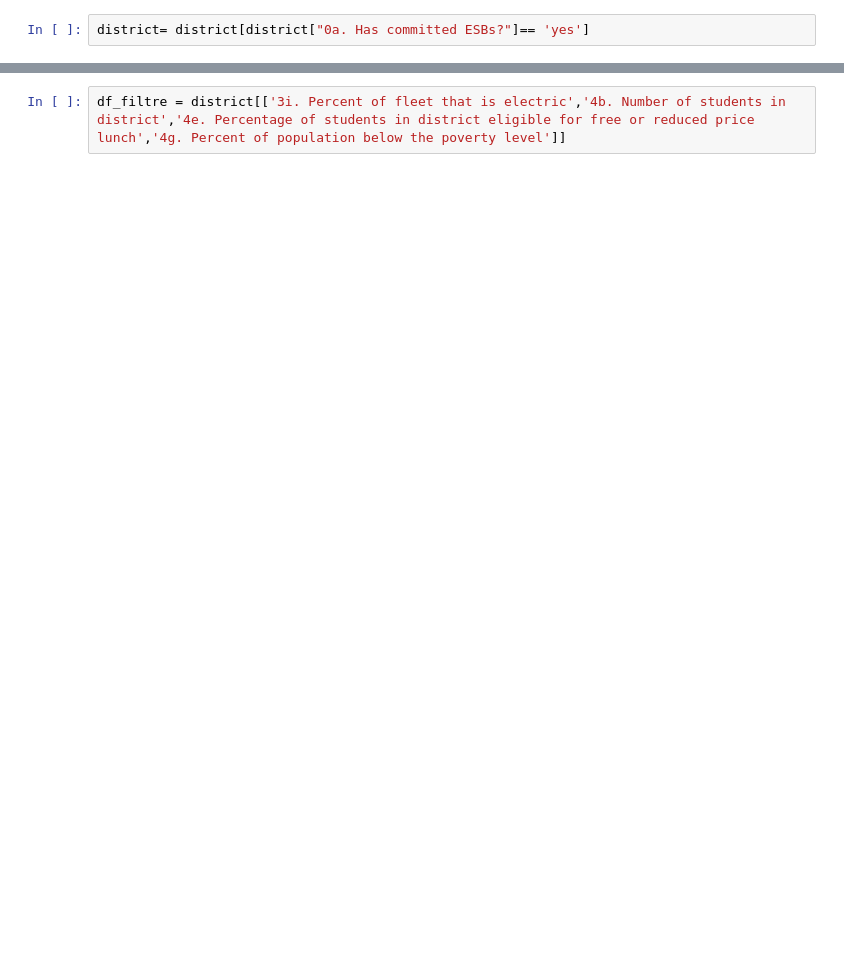
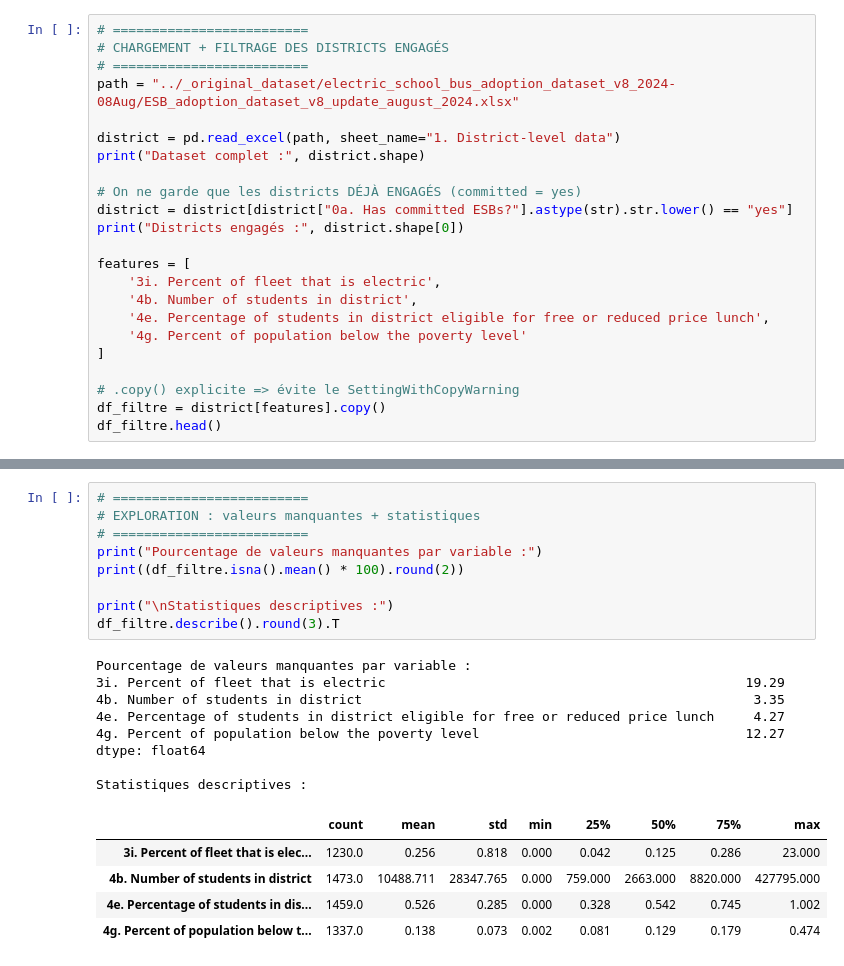
Before and after one commit to Gabriel-orcun/Machine-learning-2, a Jupyter notebook: TP2/k-means.ipynb, the cells around one changed output, grey strips where cells are left out. Saved outputs shown, nothing was run; the diff lists cells and outputs as text; blank space fills up the shorter version.

```diff
--- a/TP2/k-means.ipynb
+++ b/TP2/k-means.ipynb
@@ -9,2 +38,23 @@ district = pd.read_excel(path,sheet_name=1)
 # %%
-district= district[district["0a. Has committed ESBs?"]== 'yes']
+# =========================
+# CHARGEMENT + FILTRAGE DES DISTRICTS ENGAGÉS
+# =========================
+path = "../_original_dataset/electric_school_bus_adoption_dataset_v8_2024-08Aug/ESB_adoption_dataset_v8_update_august_2024.xlsx"
+
+district = pd.read_excel(path, sheet_name="1. District-level data")
+print("Dataset complet :", district.shape)
+
+# On ne garde que les districts DÉJÀ ENGAGÉS (committed = yes)
+district = district[district["0a. Has committed ESBs?"].astype(str).str.lower() == "yes"]
+print("Districts engagés :", district.shape[0])
+
+features = [
+    '3i. Percent of fleet that is electric',
+    '4b. Number of students in district',
+    '4e. Percentage of students in district eligible for free or reduced price lunch',
+    '4g. Percent of population below the poverty level'
+]
+
+# .copy() explicite => évite le SettingWithCopyWarning
+df_filtre = district[features].copy()
+df_filtre.head()
@@ -11,3 +70,24 @@ district= district[district["0a. Has committed ESBs?"]== 'yes']
 # %%
-df_filtre = district[['3i. Percent of fleet that is electric','4b. Number of students in district','4e. Percentage of students in district eligible for free or reduced price lunch','4g. Percent of population below the poverty level']]
+# =========================
+# EXPLORATION : valeurs manquantes + statistiques
+# =========================
+print("Pourcentage de valeurs manquantes par variable :")
+print((df_filtre.isna().mean() * 100).round(2))
+
+print("\nStatistiques descriptives :")
+df_filtre.describe().round(3).T
+# %% [output]
+Pourcentage de valeurs manquantes par variable :
+3i. Percent of fleet that is electric                                              19.29
+4b. Number of students in district                                                  3.35
+4e. Percentage of students in district eligible for free or reduced price lunch     4.27
+4g. Percent of population below the poverty level                                  12.27
+dtype: float64
+
+Statistiques descriptives :
+|  | count | mean | std | min | 25% | 50% | 75% | max |
+| 3i. Percent of fleet that is elec... | 1230.0 | 0.256 | 0.818 | 0.000 | 0.042 | 0.125 | 0.286 | 23.000 |
+| 4b. Number of students in district | 1473.0 | 10488.711 | 28347.765 | 0.000 | 759.000 | 2663.000 | 8820.000 | 427795.000 |
+| 4e. Percentage of students in dis... | 1459.0 | 0.526 | 0.285 | 0.000 | 0.328 | 0.542 | 0.745 | 1.002 |
+| 4g. Percent of population below t... | 1337.0 | 0.138 | 0.073 | 0.002 | 0.081 | 0.129 | 0.179 | 0.474 |
 # %%
```
Also changed, not shown: parts of 25 cells of this notebook, 1 other file.
